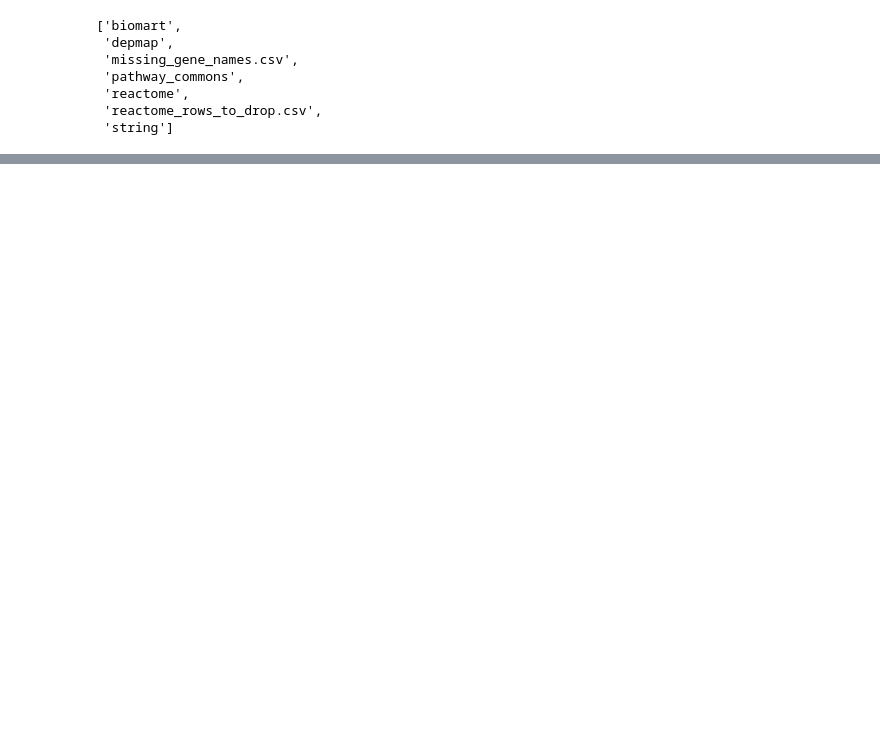
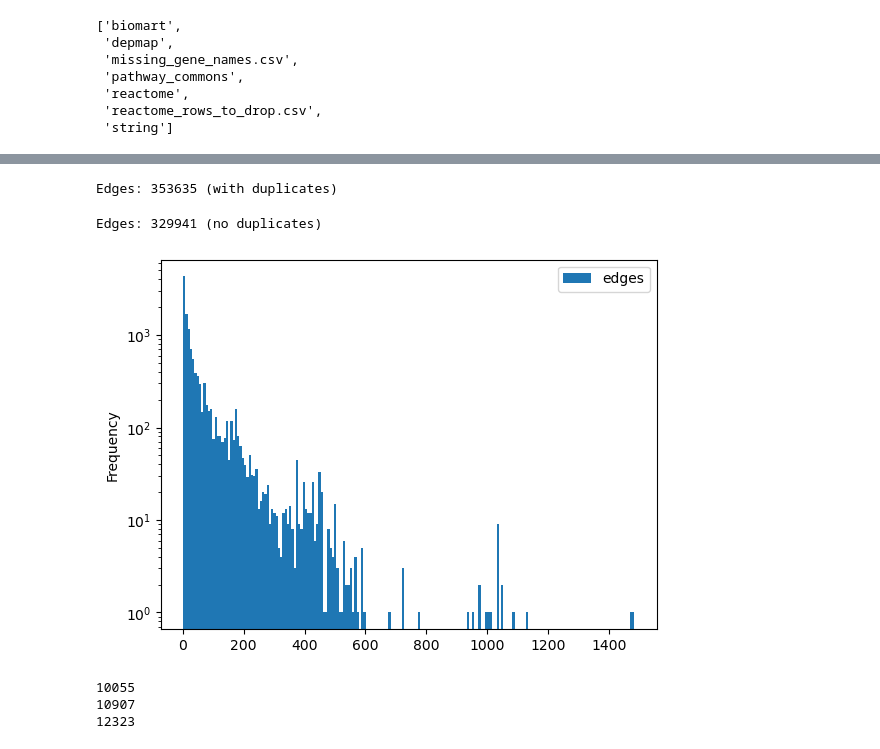
Before and after one commit to dan-beach/dependant-weights, a Jupyter notebook: pathway-commons-reactome-data.ipynb, the cells around one changed output, grey strips where cells are left out. Drawn from its saved outputs; the diff is of its cells as text; code cells hidden in the pictures; blank space fills up the shorter version.

Commit message:
Merged files for processing Pathway Commons Reactome data (SIF and full data files) as they were very similar.

```diff
--- a/pathway-commons-reactome-data.ipynb
+++ b/pathway-commons-reactome-data.ipynb
@@ -32,0 +25,12 @@ Index(['PARTICIPANT_A', 'INTERACTION_TYPE', 'PARTICIPANT_B',
+# %%
+# Select a Reactome data file to use. Full data file or SIF
+
+#### SIF ####
+reactome = pd.read_csv(data_path + "pathway_commons/PathwayCommons12.reactome.hgnc.sif", sep="\t")
+reactome.columns = ['PARTICIPANT_A', 'INTERACTION_TYPE', 'PARTICIPANT_B'] # Uncomment only if using the SIF
+
+#### FULL ####
+#reactome = pd.read_csv(data_path + "pathway_commons/PathwayCommons12.reactome.hgnc.txt", sep="\t")
+
+print(reactome.columns)
+reactome.head()
@@ -435,0 +53,50 @@ result4
+# %%
+# Get row count for number of edges in the dataset
+print(f'Edges: {len(reactome)} (with duplicates)')
+# %% [output]
+Edges: 353635 (with duplicates)
+# %%
+# The same pairs are included multiple times with different interaction labels. Filter out these duplicates
+reactome_no_duplicates = reactome.drop_duplicates(subset=['PARTICIPANT_A','PARTICIPANT_B'])
+
+# How many edges remaning?
+print(f'Edges: {len(reactome_no_duplicates)} (no duplicates)')
+# %% [output]
+Edges: 329941 (no duplicates)
+# %%
+# Get number of nodes and edges and plot histogram of edges showing number of nodes with X edges
+total_gene_a = reactome_no_duplicates['PARTICIPANT_A'].tolist()
+total_gene_b = reactome_no_duplicates['PARTICIPANT_B'].tolist()
+total_gene = total_gene_a + total_gene_b
+
+total_gene_df = pd.DataFrame(total_gene, columns=['gene'])
+
+total_gene_df['edges'] = total_gene_df['gene'].map(total_gene_df['gene'].value_counts())
+
+#total_gene_df.head()
+
+unique_gene_df = total_gene_df.drop_duplicates('gene')
+unique_gene_df.sort_values(by='edges', ascending=False)
+
+fig = unique_gene_df.plot(kind='hist', bins=200)
+
+plt.yscale('log')
+plt.show()
+# %% [output]
+[figure, added]
+# %%
+# See how many unique nodes there are in total
+unique_gene_a = reactome_no_duplicates['PARTICIPANT_A'].unique().tolist()
+unique_gene_b = reactome_no_duplicates['PARTICIPANT_B'].unique().tolist()
+unique_gene_all = set(unique_gene_a + unique_gene_b)
+
+print(len(unique_gene_a))
+print(len(unique_gene_b))
+print(len(unique_gene_all))
+
+#df = pd.DataFrame.from_dict(count, orient='index')
+#df.plot(kind='bar')
+# %% [output]
+10055
+10907
+12323
```
Also changed, not shown: parts of 45 cells of this notebook.
